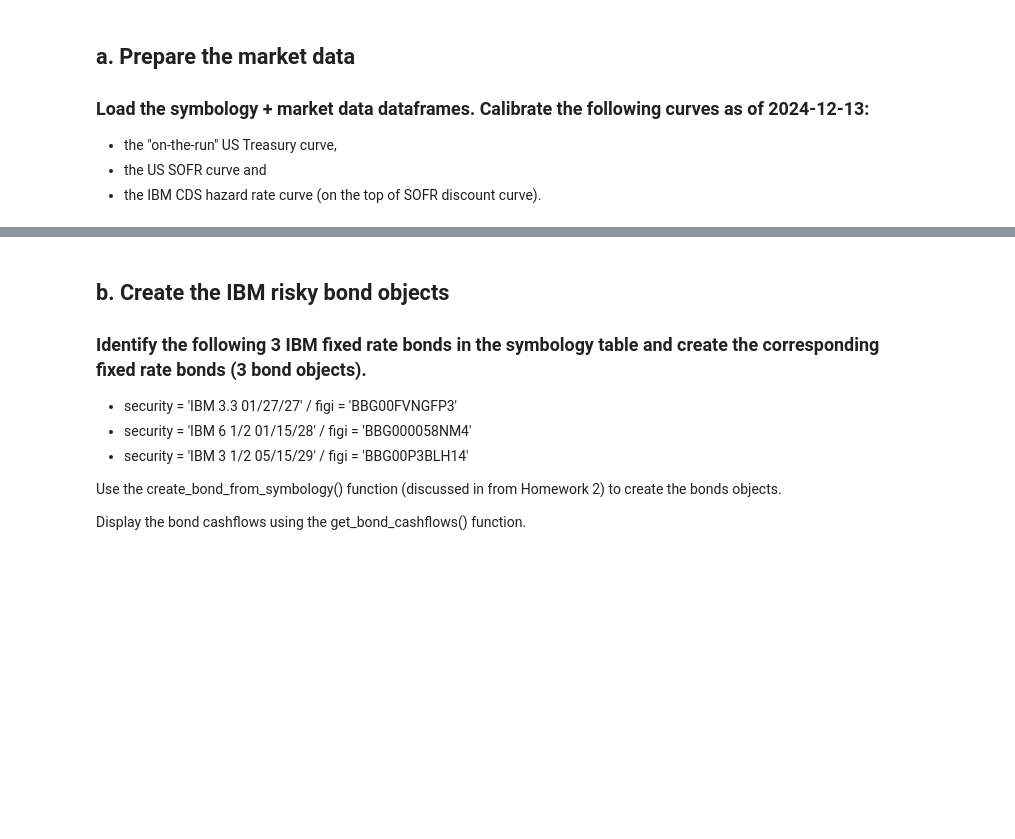
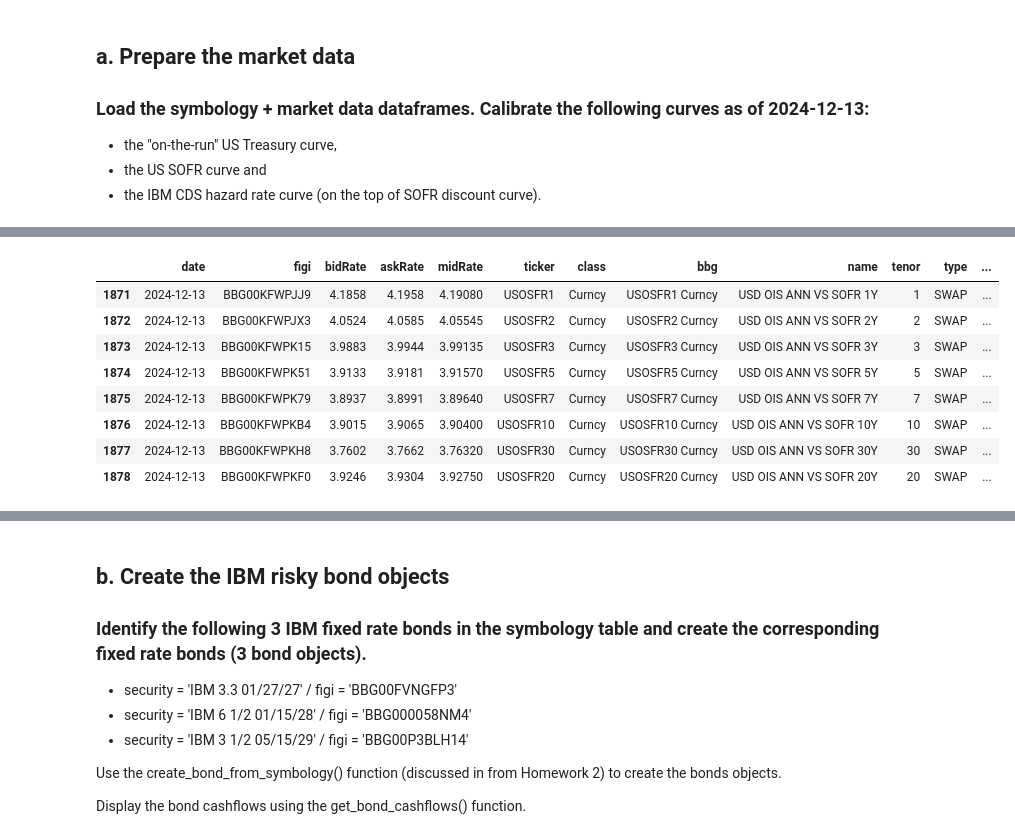
Before and after one commit to Anand-Nakhate/credit-markets, a Jupyter notebook: Homework_5/Aparna_Credit.ipynb, the cells around one changed output, grey strips where cells are left out. Drawn from its saved outputs; the diff is of its cells as text; code cells hidden in the pictures; blank space fills up the shorter version.

```diff
--- a/Homework_5/Aparna_Credit.ipynb
+++ b/Homework_5/Aparna_Credit.ipynb
@@ -342,15 +363,26 @@ tsy_yield_curve_handle = ql.YieldTermStructureHandle(tsy_yield_curve)
 # %%
 sofr_swap_sym = pd.read_excel('./data/sofr_swaps_symbology.xlsx')
 sofr_swap_mkt = pd.read_excel('./data/sofr_swaps_market_data_eod.xlsx')
 
 sofr_df = (
     sofr_swap_mkt
     .merge(sofr_swap_sym, on='figi')
     .assign(
         tenor_in_years=lambda df: df['tenor'].astype(str) + 'Y'
     )
 )
 sofr_df = sofr_df[sofr_df['date'] == '2024-12-13']
+sofr_df
+# %% [output]
+|  | date | figi | bidRate | askRate | midRate | ticker | class | bbg | name | tenor | type | ... |
+| 1871 | 2024-12-13 | BBG00KFWPJJ9 | 4.1858 | 4.1958 | 4.19080 | USOSFR1 | Curncy | USOSFR1 Curncy | USD OIS ANN VS SOFR 1Y | 1 | SWAP | ... |
+| 1872 | 2024-12-13 | BBG00KFWPJX3 | 4.0524 | 4.0585 | 4.05545 | USOSFR2 | Curncy | USOSFR2 Curncy | USD OIS ANN VS SOFR 2Y | 2 | SWAP | ... |
+| 1873 | 2024-12-13 | BBG00KFWPK15 | 3.9883 | 3.9944 | 3.99135 | USOSFR3 | Curncy | USOSFR3 Curncy | USD OIS ANN VS SOFR 3Y | 3 | SWAP | ... |
+| 1874 | 2024-12-13 | BBG00KFWPK51 | 3.9133 | 3.9181 | 3.91570 | USOSFR5 | Curncy | USOSFR5 Curncy | USD OIS ANN VS SOFR 5Y | 5 | SWAP | ... |
+| 1875 | 2024-12-13 | BBG00KFWPK79 | 3.8937 | 3.8991 | 3.89640 | USOSFR7 | Curncy | USOSFR7 Curncy | USD OIS ANN VS SOFR 7Y | 7 | SWAP | ... |
+| 1876 | 2024-12-13 | BBG00KFWPKB4 | 3.9015 | 3.9065 | 3.90400 | USOSFR10 | Curncy | USOSFR10 Curncy | USD OIS ANN VS SOFR 10Y | 10 | SWAP | ... |
+| 1877 | 2024-12-13 | BBG00KFWPKH8 | 3.7602 | 3.7662 | 3.76320 | USOSFR30 | Curncy | USOSFR30 Curncy | USD OIS ANN VS SOFR 30Y | 30 | SWAP | ... |
+| 1878 | 2024-12-13 | BBG00KFWPKF0 | 3.9246 | 3.9304 | 3.92750 | USOSFR20 | Curncy | USOSFR20 Curncy | USD OIS ANN VS SOFR 20Y | 20 | SWAP | ... |
 # %%
 # sofr_yield_curve calibration
 sofr_combined = sofr_df.copy()    # TODO: Follow Homework 3 Problem 3 and populate the SOFR symbology + market data frame !!!
```
Also changed, not shown: parts of 3 cells of this notebook.
